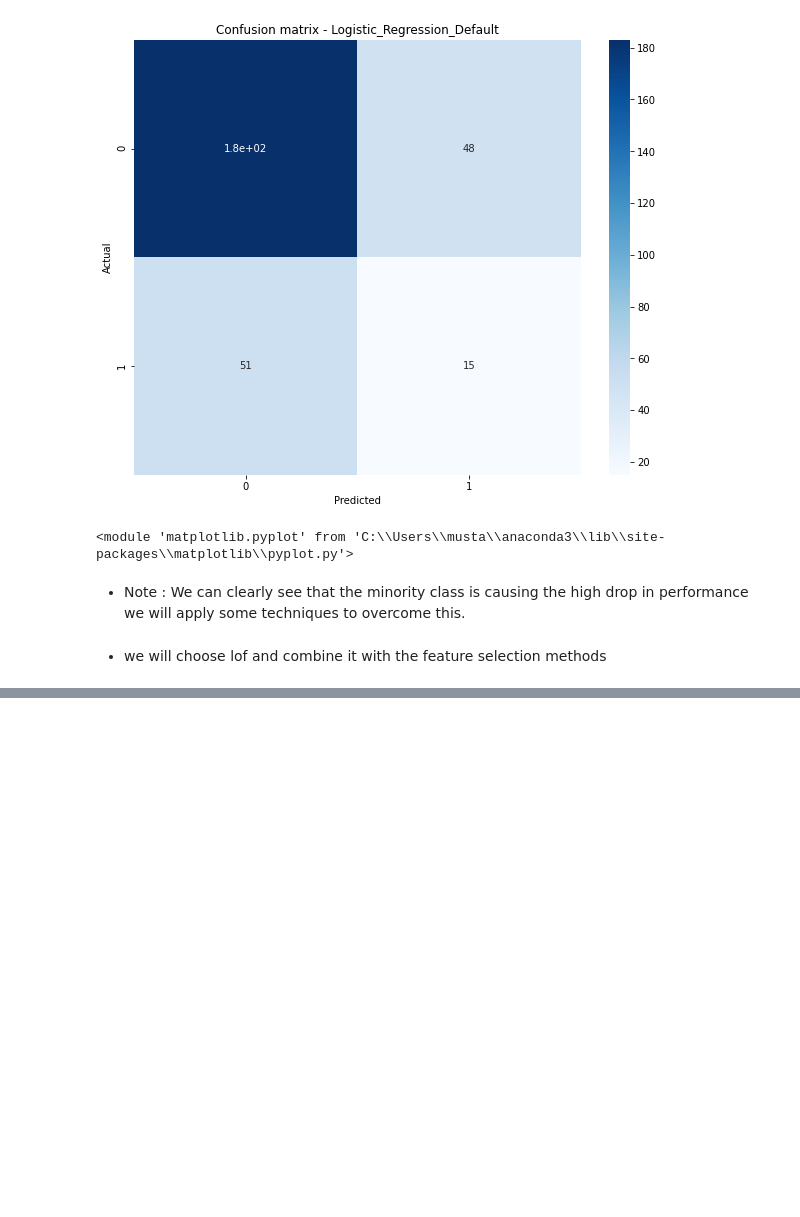
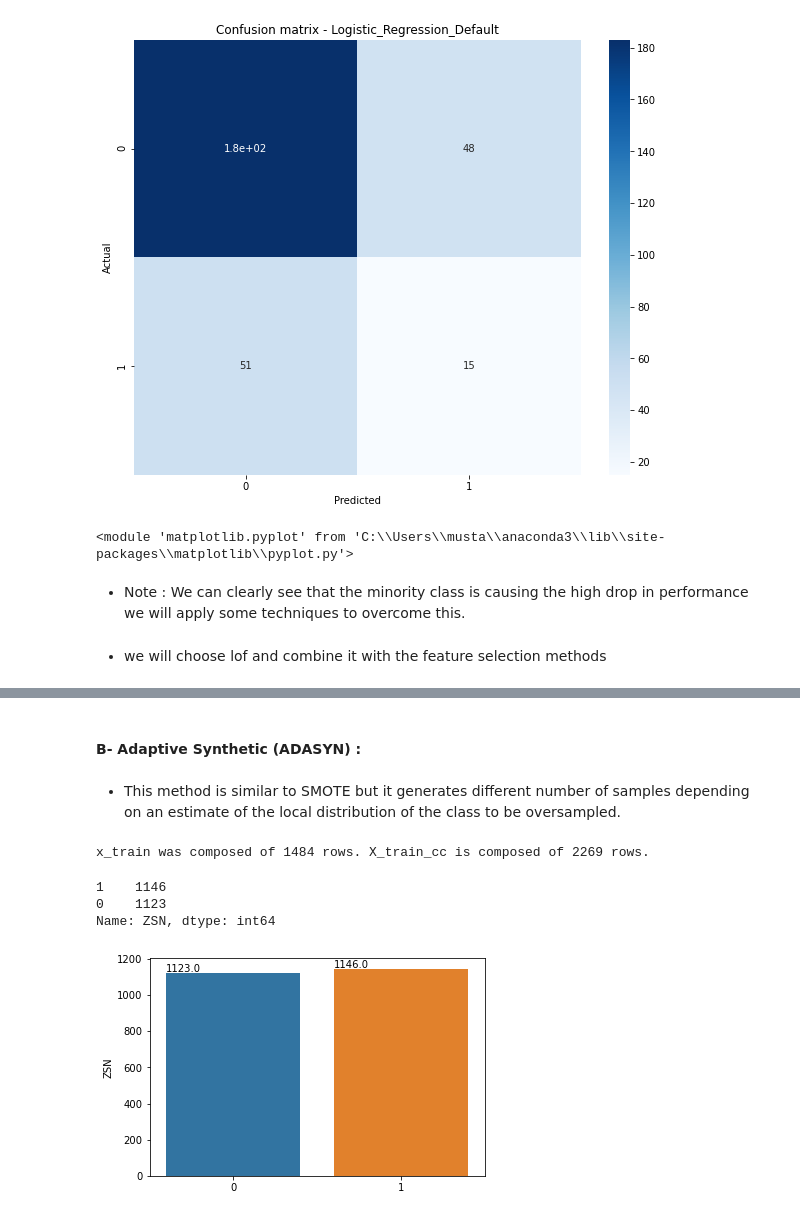
Before and after one commit to Mustafa-omer-mohammed/Myocardial-Infarction_Complications-analysis, a Jupyter notebook: Myocardial infarction complications Analysis.ipynb, the cells around one changed output, grey strips where cells are left out. Drawn from its saved outputs; the diff is of its cells as text; code cells hidden in the pictures; blank space fills up the shorter version.

```diff
--- a/Myocardial infarction complications Analysis.ipynb
+++ b/Myocardial infarction complications Analysis.ipynb
@@ -741,0 +811,20 @@ weighted avg       0.66      0.67      0.66       297
+# %% [markdown]
+#### B-  Adaptive Synthetic (ADASYN) :
+# %% [markdown]
+- This method is similar to SMOTE but it generates different number of samples depending on an estimate of the local distribution of the class to be oversampled.
+# %%
+from imblearn.over_sampling import ADASYN
+adasyn = ADASYN(random_state=42 )
+X_train_cc, y_train_cc = adasyn.fit_resample(X_train_val, y_train_val)
+print(f"x_train was composed of {len(X_train_val)} rows. X_train_cc is composed of {len(X_train_cc)} rows.")
+
+ax = sns.barplot(x=y_train_cc.value_counts().index, y=y_train_cc.value_counts())
+for p in ax.patches:
+    ax.annotate(str(p.get_height()), (p.get_x() * 1.005, p.get_height() * 1.005))
+y_train_cc.value_counts()
+# %% [output]
+x_train was composed of 1484 rows. X_train_cc is composed of 2269 rows.
+1    1146
+0    1123
+Name: ZSN, dtype: int64
+[figure, added]
```
Also changed, not shown: parts of 8 cells of this notebook.
